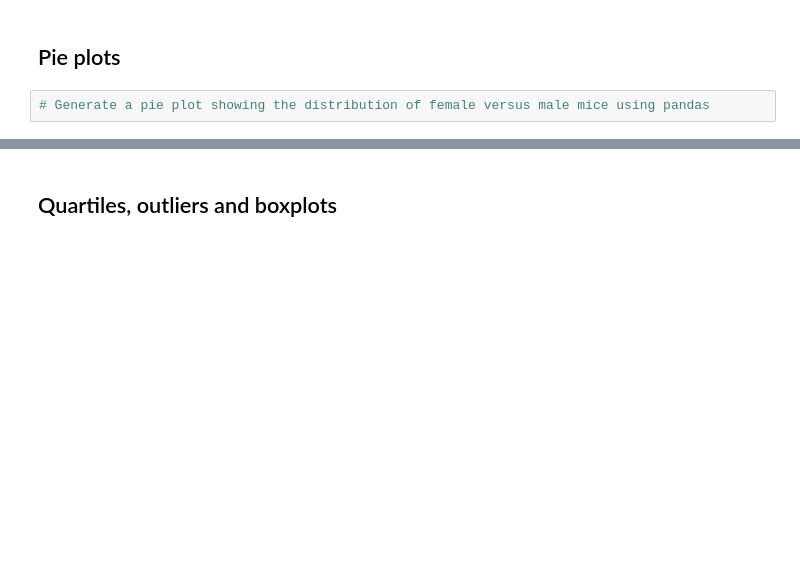
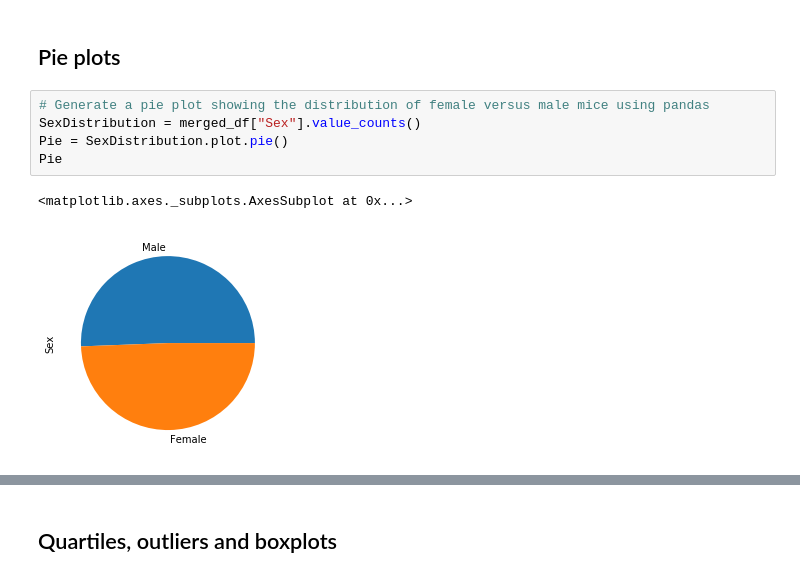
Before and after one commit to wisemantyr/Pymaceuticals, a Jupyter notebook: Pymaceuticals.ipynb, the cells around one changed output, grey strips where cells are left out. Drawn from its saved outputs; the diff is of its cells as text; blank space fills up the shorter version.

```diff
--- a/Pymaceuticals.ipynb
+++ b/Pymaceuticals.ipynb
@@ -127,5 +128,11 @@ Text(0, 0.5, 'Data Points')
 ## Pie plots
 # %%
 # Generate a pie plot showing the distribution of female versus male mice using pandas
+SexDistribution = merged_df["Sex"].value_counts()
+Pie = SexDistribution.plot.pie()
+Pie
+# %% [output]
+<matplotlib.axes._subplots.AxesSubplot at 0x...>
+[figure, added]
 # %%
 # Generate a pie plot showing the distribution of female versus male mice using pyplot
```
Also changed, not shown: parts of 3 cells of this notebook, 1 other file.
